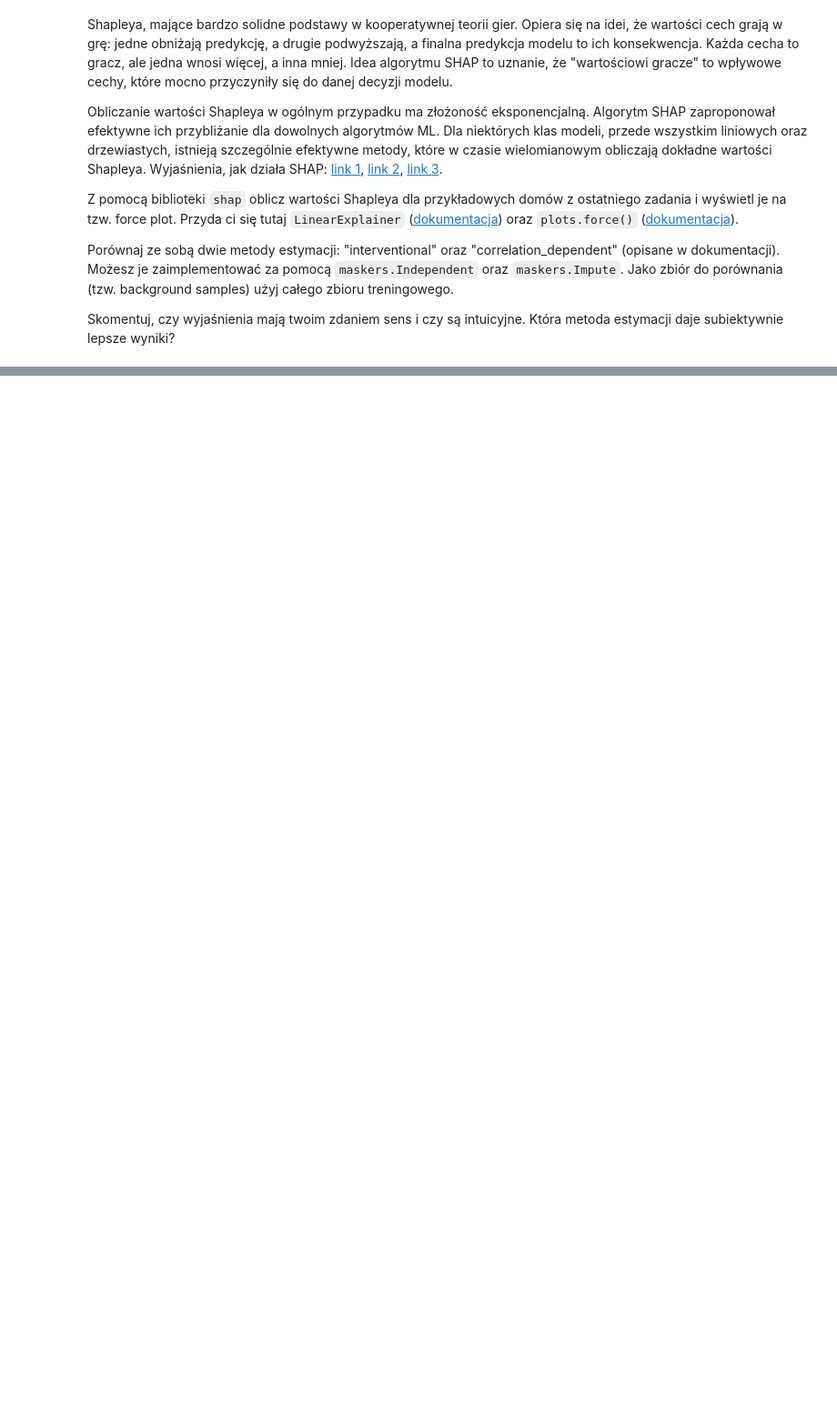
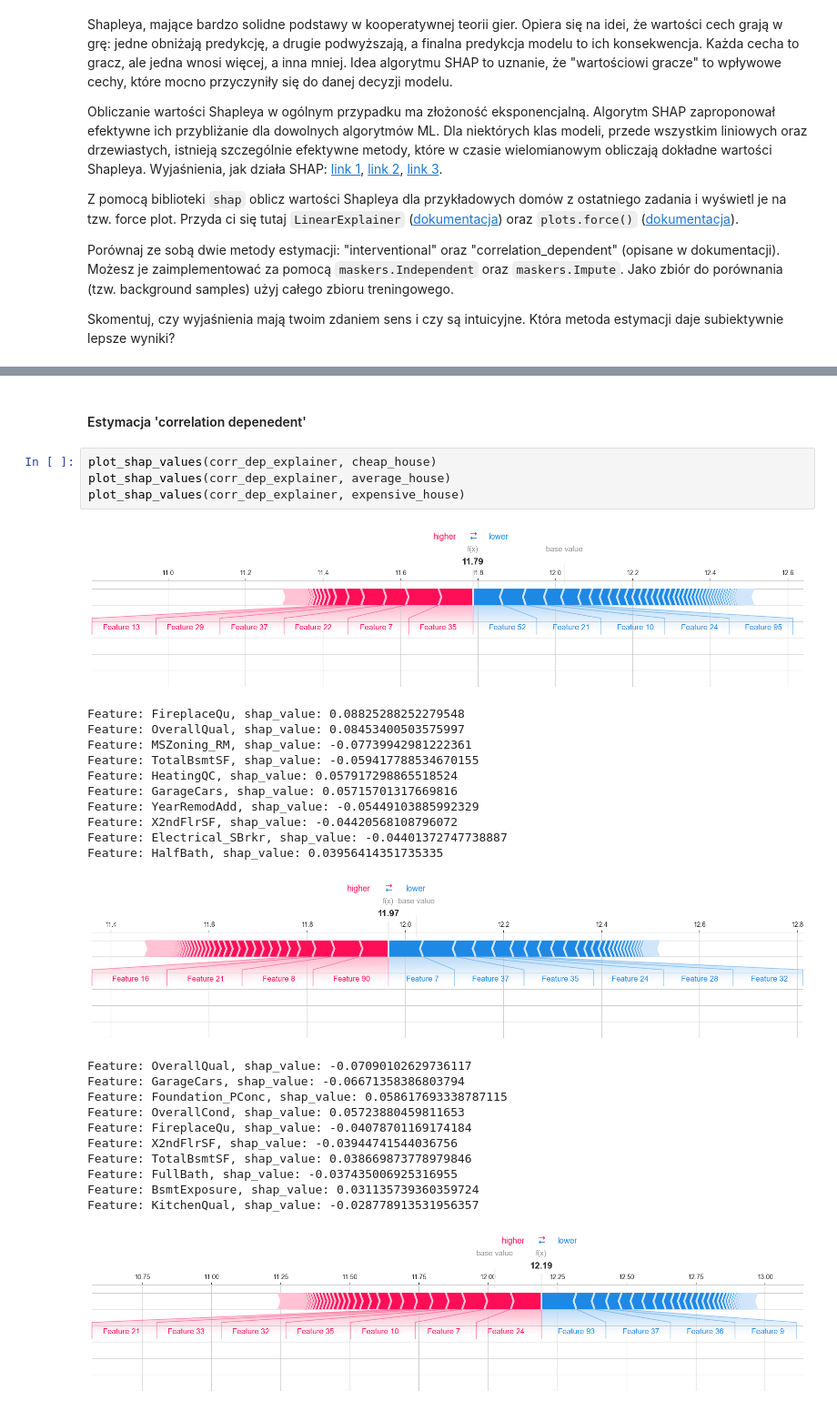
Before and after one commit to michal200292/Machine-Learning-Fundamentals, a Jupyter notebook: lab1/notebook.ipynb, the cells around one changed output, grey strips where cells are left out. Shown at 91% size. Saved outputs shown, nothing was run; the diff lists cells and outputs as text; blank space fills up the shorter version.

```diff
--- a/lab1/notebook.ipynb
+++ b/lab1/notebook.ipynb
@@ -992,0 +1111,30 @@ Skomentuj, czy wyjaśnienia mają twoim zdaniem sens i czy są intuicyjne. Któr
+# %% [markdown]
+#### Estymacja 'correlation depenedent'
+# %%
+plot_shap_values(corr_dep_explainer, cheap_house)
+plot_shap_values(corr_dep_explainer, average_house)
+plot_shap_values(corr_dep_explainer, expensive_house)
+# %% [output]
+[figure, added]
+Feature: FireplaceQu, shap_value: 0.08825288252279548
+Feature: OverallQual, shap_value: 0.08453400503575997
+Feature: MSZoning_RM, shap_value: -0.07739942981222361
+Feature: TotalBsmtSF, shap_value: -0.059417788534670155
+Feature: HeatingQC, shap_value: 0.057917298865518524
+Feature: GarageCars, shap_value: 0.05715701317669816
+Feature: YearRemodAdd, shap_value: -0.05449103885992329
+Feature: X2ndFlrSF, shap_value: -0.04420568108796072
+Feature: Electrical_SBrkr, shap_value: -0.04401372747738887
+Feature: HalfBath, shap_value: 0.03956414351735335
+[figure, added]
+Feature: OverallQual, shap_value: -0.07090102629736117
+Feature: GarageCars, shap_value: -0.06671358386803794
+Feature: Foundation_PConc, shap_value: 0.058617693338787115
+Feature: OverallCond, shap_value: 0.05723880459811653
+Feature: FireplaceQu, shap_value: -0.04078701169174184
+Feature: X2ndFlrSF, shap_value: -0.03944741544036756
+Feature: TotalBsmtSF, shap_value: 0.038669873778979846
+Feature: FullBath, shap_value: -0.037435006925316955
+Feature: BsmtExposure, shap_value: 0.031135739360359724
+Feature: KitchenQual, shap_value: -0.028778913531956357
+[figure, added]
```
Also changed, not shown: parts of 34 cells of this notebook, 2 other files.
